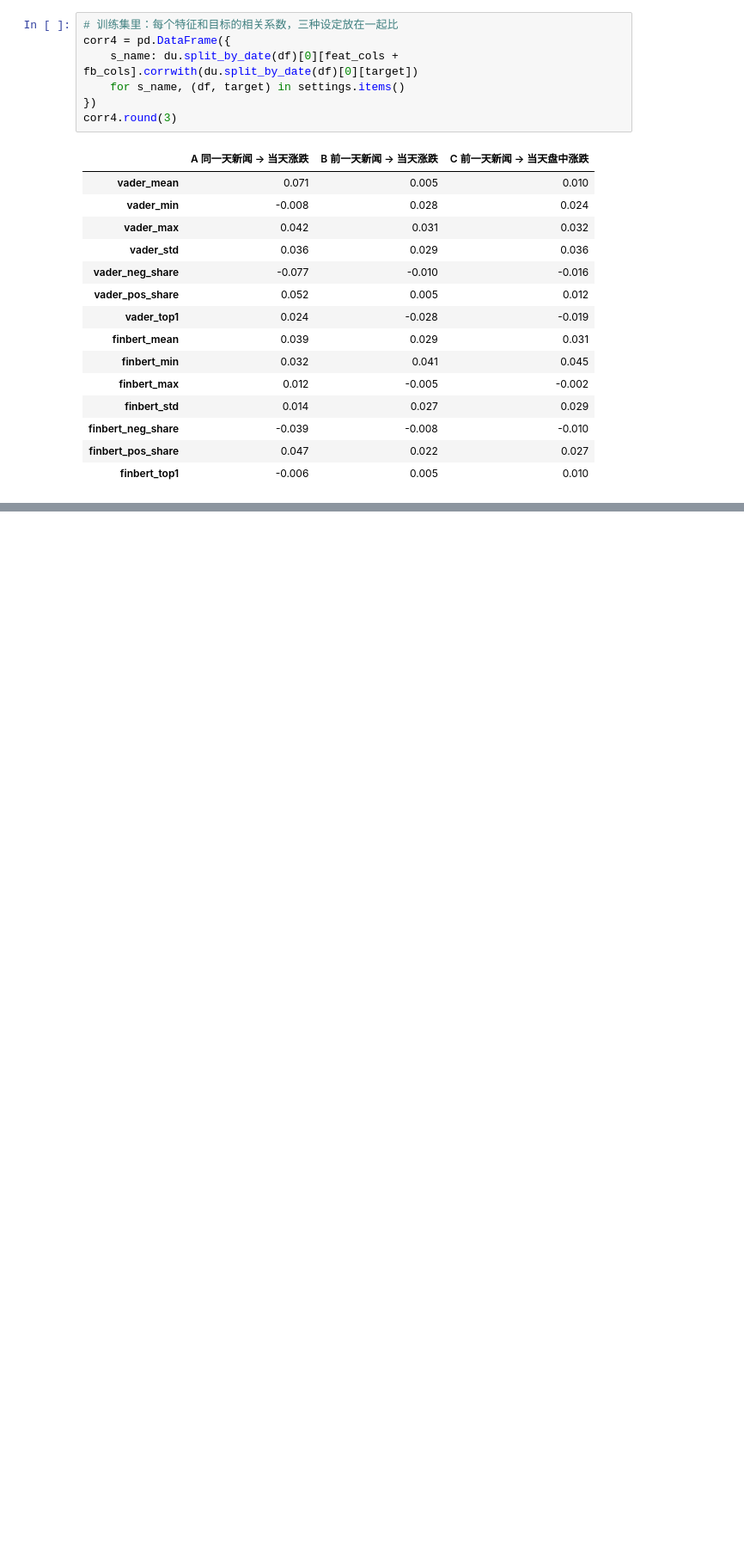
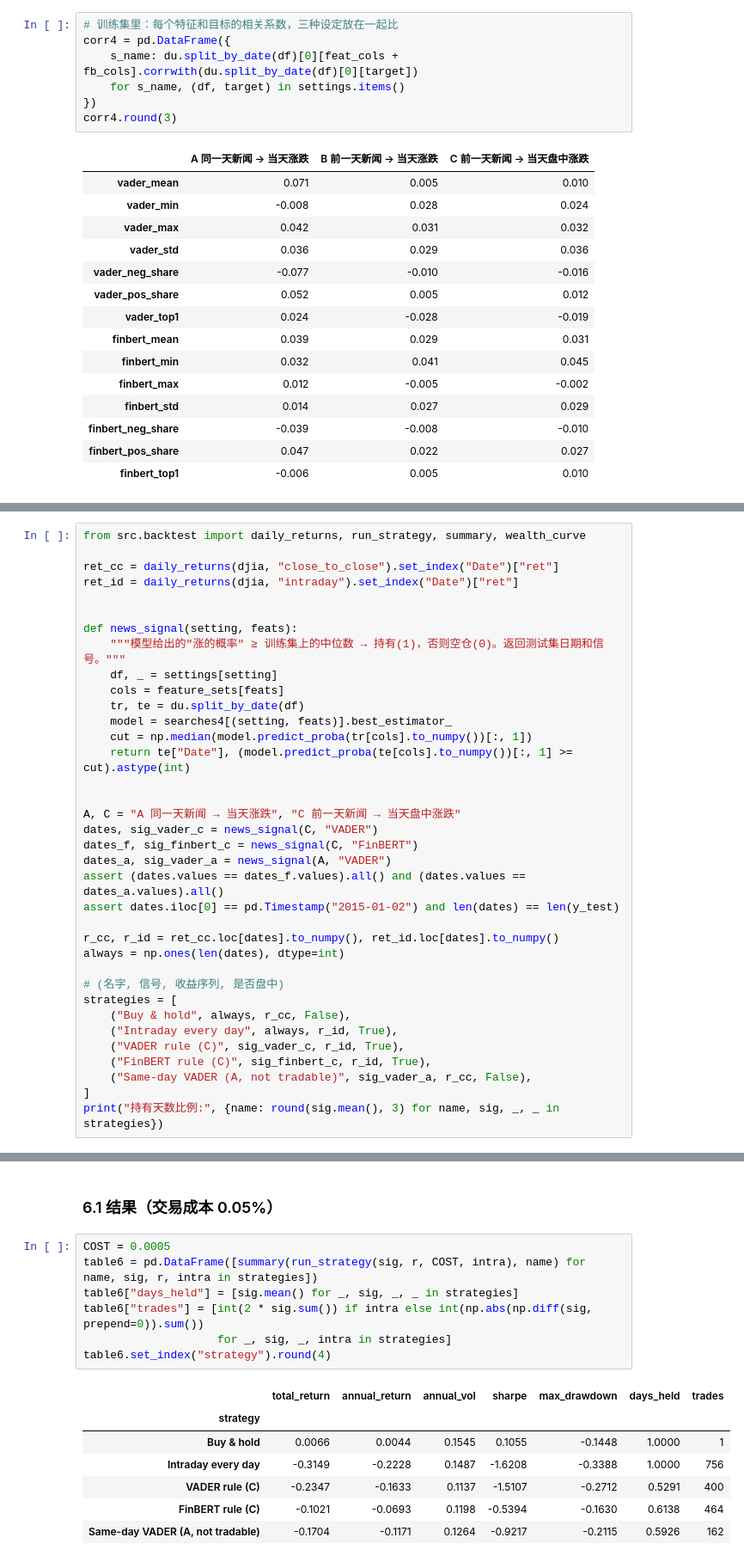
Before and after one commit to matheason/news-vs-dow, a Jupyter notebook: notebooks/main.ipynb, the cells around one changed output, grey strips where cells are left out. Shown at 86% size. Saved outputs shown, nothing was run; the diff lists cells and outputs as text; blank space fills up the shorter version.

Commit message:
New finbert

```diff
--- a/notebooks/main.ipynb
+++ b/notebooks/main.ipynb
@@ -666,0 +916,36 @@ corr4.round(3)
+# %%
+from src.backtest import daily_returns, run_strategy, summary, wealth_curve
+
+ret_cc = daily_returns(djia, "close_to_close").set_index("Date")["ret"]
+ret_id = daily_returns(djia, "intraday").set_index("Date")["ret"]
+
+
+def news_signal(setting, feats):
+    """模型给出的"涨的概率" ≥ 训练集上的中位数 → 持有(1)，否则空仓(0)。返回测试集日期和信号。"""
+    df, _ = settings[setting]
+    cols = feature_sets[feats]
+    tr, te = du.split_by_date(df)
+    model = searches4[(setting, feats)].best_estimator_
+    cut = np.median(model.predict_proba(tr[cols].to_numpy())[:, 1])
+    return te["Date"], (model.predict_proba(te[cols].to_numpy())[:, 1] >= cut).astype(int)
+
+
+A, C = "A 同一天新闻 → 当天涨跌", "C 前一天新闻 → 当天盘中涨跌"
+dates, sig_vader_c = news_signal(C, "VADER")
+dates_f, sig_finbert_c = news_signal(C, "FinBERT")
+dates_a, sig_vader_a = news_signal(A, "VADER")
+assert (dates.values == dates_f.values).all() and (dates.values == dates_a.values).all()
+assert dates.iloc[0] == pd.Timestamp("2015-01-02") and len(dates) == len(y_test)
+
+r_cc, r_id = ret_cc.loc[dates].to_numpy(), ret_id.loc[dates].to_numpy()
+always = np.ones(len(dates), dtype=int)
+
+# (名字, 信号, 收益序列, 是否盘中)
+strategies = [
+    ("Buy & hold", always, r_cc, False),
+    ("Intraday every day", always, r_id, True),
+    ("VADER rule (C)", sig_vader_c, r_id, True),
+    ("FinBERT rule (C)", sig_finbert_c, r_id, True),
+    ("Same-day VADER (A, not tradable)", sig_vader_a, r_cc, False),
+]
+print("持有天数比例:", {name: round(sig.mean(), 3) for name, sig, _, _ in strategies})
@@ -666,0 +954,17 @@ corr4.round(3)
+# %% [markdown]
+### 6.1 结果（交易成本 0.05%）
+# %%
+COST = 0.0005
+table6 = pd.DataFrame([summary(run_strategy(sig, r, COST, intra), name) for name, sig, r, intra in strategies])
+table6["days_held"] = [sig.mean() for _, sig, _, _ in strategies]
+table6["trades"] = [int(2 * sig.sum()) if intra else int(np.abs(np.diff(sig, prepend=0)).sum())
+                    for _, sig, _, intra in strategies]
+table6.set_index("strategy").round(4)
+# %% [output]
+|  | total_return | annual_return | annual_vol | sharpe | max_drawdown | days_held | trades |
+| strategy |  |  |  |  |  |  |  |
+| Buy & hold | 0.0066 | 0.0044 | 0.1545 | 0.1055 | -0.1448 | 1.0000 | 1 |
+| Intraday every day | -0.3149 | -0.2228 | 0.1487 | -1.6208 | -0.3388 | 1.0000 | 756 |
+| VADER rule (C) | -0.2347 | -0.1633 | 0.1137 | -1.5107 | -0.2712 | 0.5291 | 400 |
+| FinBERT rule (C) | -0.1021 | -0.0693 | 0.1198 | -0.5394 | -0.1630 | 0.6138 | 464 |
+| Same-day VADER (A, not tradable) | -0.1704 | -0.1171 | 0.1264 | -0.9217 | -0.2115 | 0.5926 | 162 |
```
Also changed, not shown: parts of 30 cells of this notebook, 4 other files.
